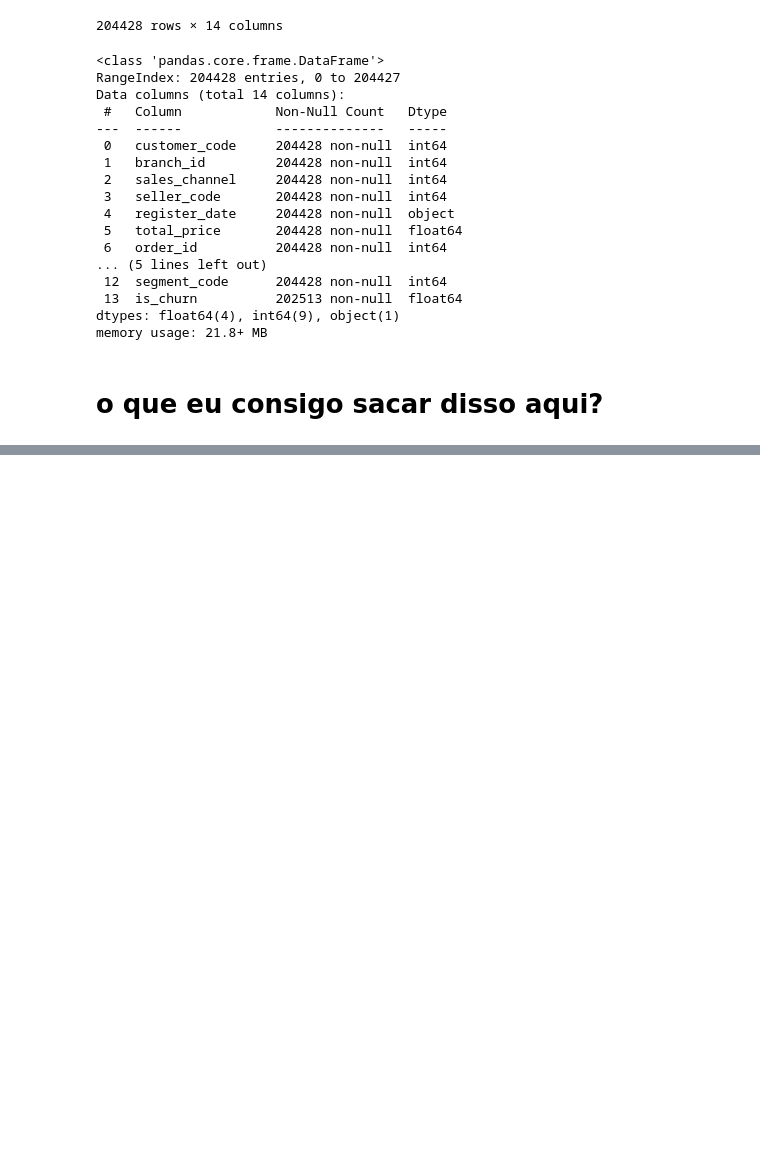
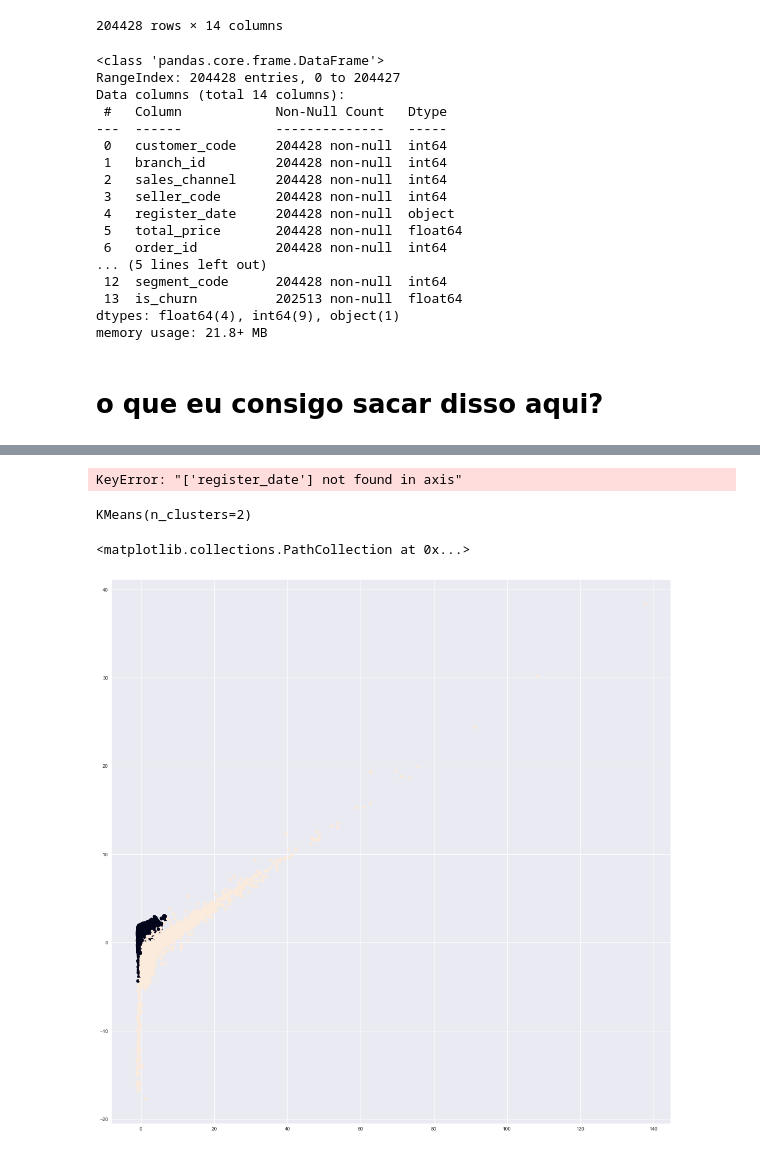
Before and after one commit to PedrooFelix/AMBEV-Case, a Jupyter notebook: AMBEV/Ambev-Solutions.ipynb, the cells around one changed output, grey strips where cells are left out. Drawn from its saved outputs; the diff is of its cells as text; code cells hidden in the pictures; blank space fills up the shorter version.

```diff
--- a/AMBEV/Ambev-Solutions.ipynb
+++ b/AMBEV/Ambev-Solutions.ipynb
@@ -46,0 +97,32 @@ memory usage: 21.8+ MB
+# %%
+x=x.drop(['register_date'], axis=1)
+# %% [output]
+KeyError: "['register_date'] not found in axis"
+# %%
+scaler = StandardScaler()
+scaler.fit(x)
+
+X_std = scaler.transform(x)
+# %%
+from sklearn.cluster import KMeans
+
+kmeans = KMeans(2)
+kmeans.fit(X_std)
+# %% [output]
+KMeans(n_clusters=2)
+# %%
+scaler = StandardScaler()
+scaler.fit(df)
+
+X_std = scaler.transform(df)
+# %%
+pca = PCA(2)
+pca.fit(X_std)
+
+pc1 = pca.transform(X_std)[:, 0]
+pc2 = pca.transform(X_std)[:, 1]
+
+plt.scatter(pc1, pc2, c=kmeans.labels_)
+# %% [output]
+<matplotlib.collections.PathCollection at 0x...>
+[figure, added]
```
Also changed, not shown: parts of 36 cells of this notebook.
